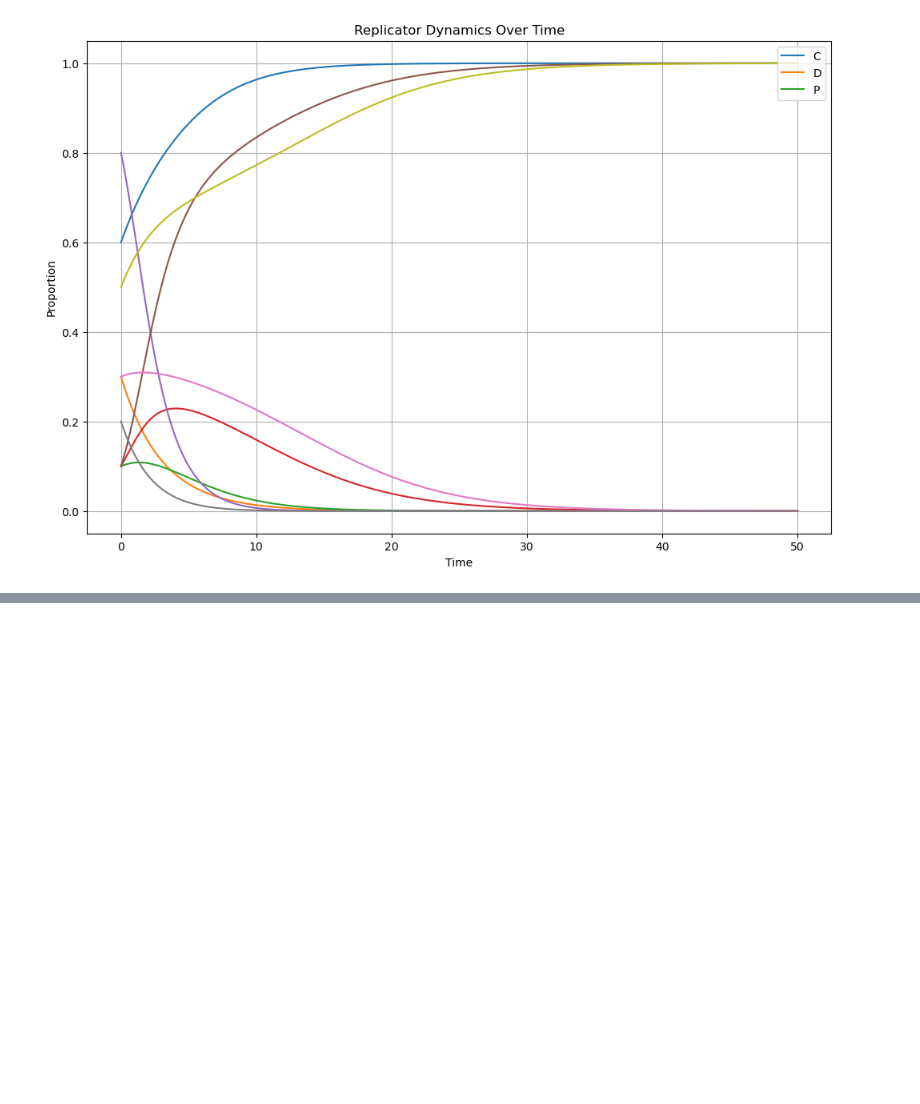
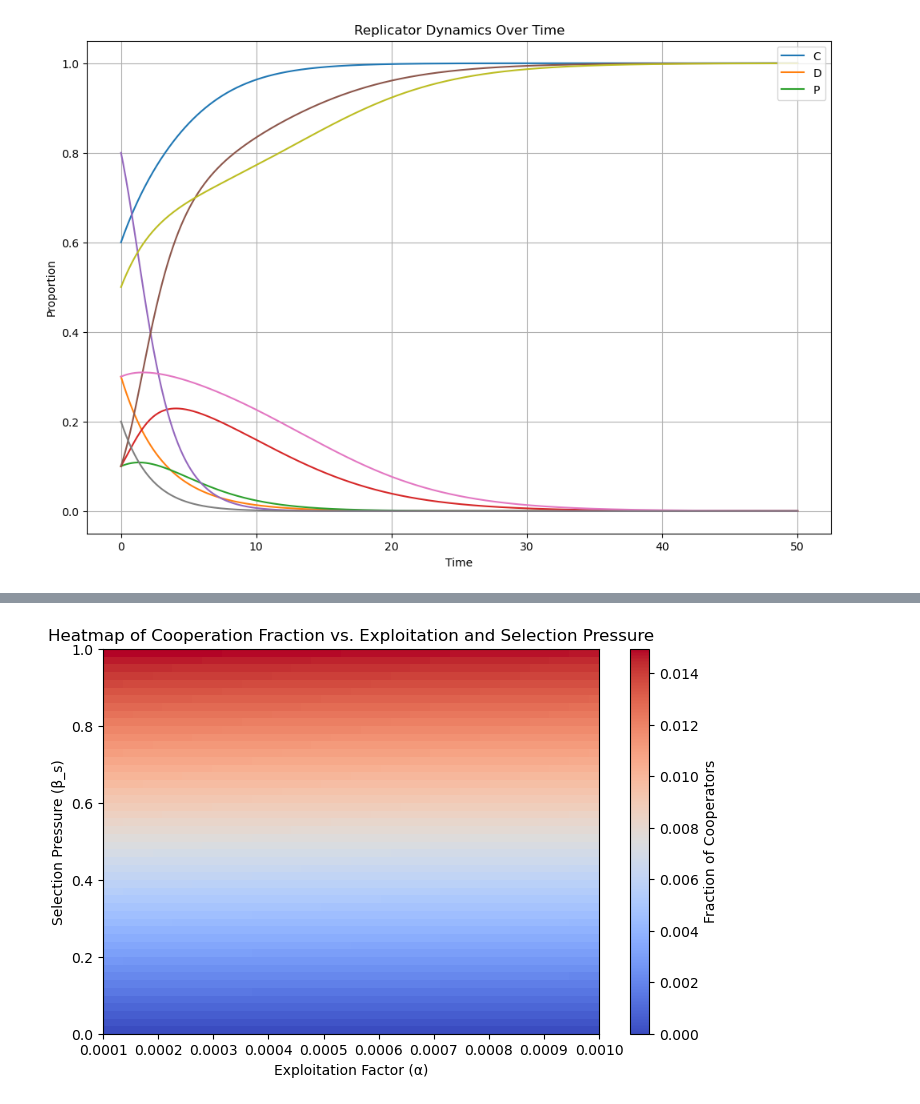
Before and after one commit to Computational-Biology-Aachen/FightClub, a Jupyter notebook: game theory concept.ipynb, the cells around one changed output, grey strips where cells are left out. Drawn from its saved outputs; the diff is of its cells as text; code cells hidden in the pictures; blank space fills up the shorter version.

```diff
--- a/game theory concept.ipynb
+++ b/game theory concept.ipynb
@@ -622,0 +710,44 @@ plt.show()
+# %%
+import numpy as np
+import matplotlib.pyplot as plt
+
+# Define the parameter range for alpha (x-axis) and selection pressure beta_s (y-axis)
+alpha_values = np.linspace(0.0001, 0.001, 50)  # Varying alpha (exploitation factor)
+beta_s_values = np.linspace(0, 1, 50)  # Selection pressure from weak (0) to strong (1)
+
+# Initialize the heatmap matrix
+cooperator_fractions = np.zeros((len(beta_s_values), len(alpha_values)))
+
+# Loop over different values of alpha and beta_s
+for i, beta_s in enumerate(beta_s_values):
+    for j, alpha in enumerate(alpha_values):
+        # Define fixed parameters
+        C = 0.5  # Initial cooperator fraction (arbitrary midpoint)
+        P = 0.2  # Initial private metabolizer fraction
+
+        # Compute fitness values
+        F_C = 0.04 - 0.0001 * C - alpha * (1 - C - P) - 0.0001 * P
+        F_D = alpha * C - 0.00001 * (1 - C - P)
+        F_P = 0.02 - 0.0001 * C - 0.0001 * P
+
+        # Compute transition probabilities
+        P_C_to_D = 1 / (1 + np.exp(-beta_s * (F_D - F_C)))
+        P_C_to_P = 1 / (1 + np.exp(-beta_s * (F_P - F_C)))
+
+        # Compute equilibrium fraction of cooperators
+        cooperator_fractions[i, j] = 1 - (P_C_to_D + P_C_to_P)
+
+# Plot heatmap
+plt.figure(figsize=(8, 5))
+plt.imshow(cooperator_fractions, aspect='auto', cmap='coolwarm',
+           extent=[alpha_values.min(), alpha_values.max(), beta_s_values.min(), beta_s_values.max()],
+           origin='lower')
+
+plt.colorbar(label="Fraction of Cooperators")
+plt.xlabel("Exploitation Factor (α)")
+plt.ylabel("Selection Pressure (β_s)")
+plt.title("Heatmap of Cooperation Fraction vs. Exploitation and Selection Pressure")
+
+plt.show()
+# %% [output]
+[figure, added]
```
Also changed, not shown: parts of 14 cells of this notebook, 2 other files.
